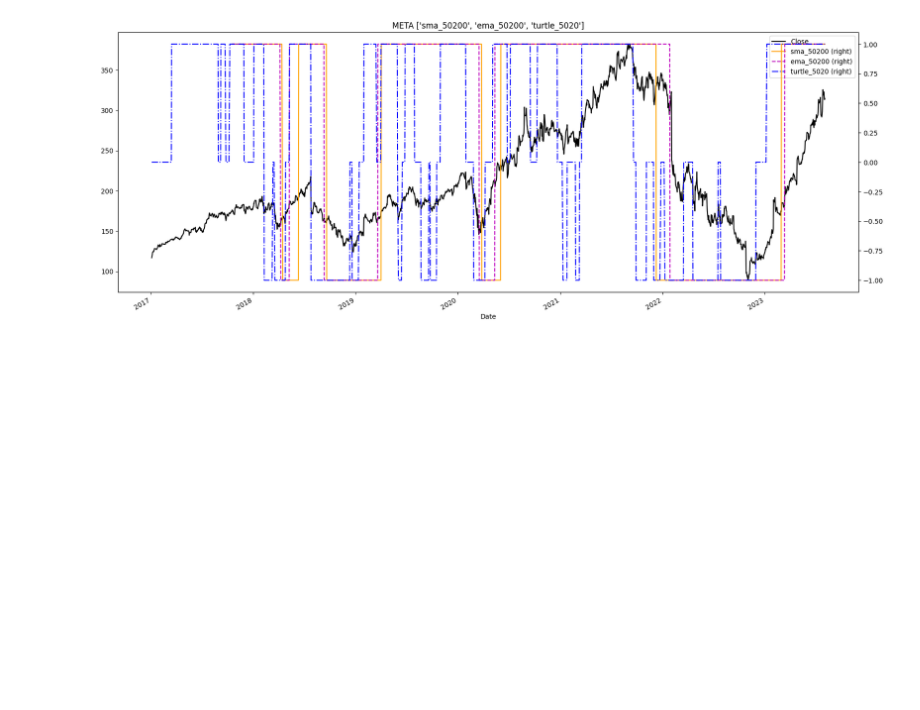
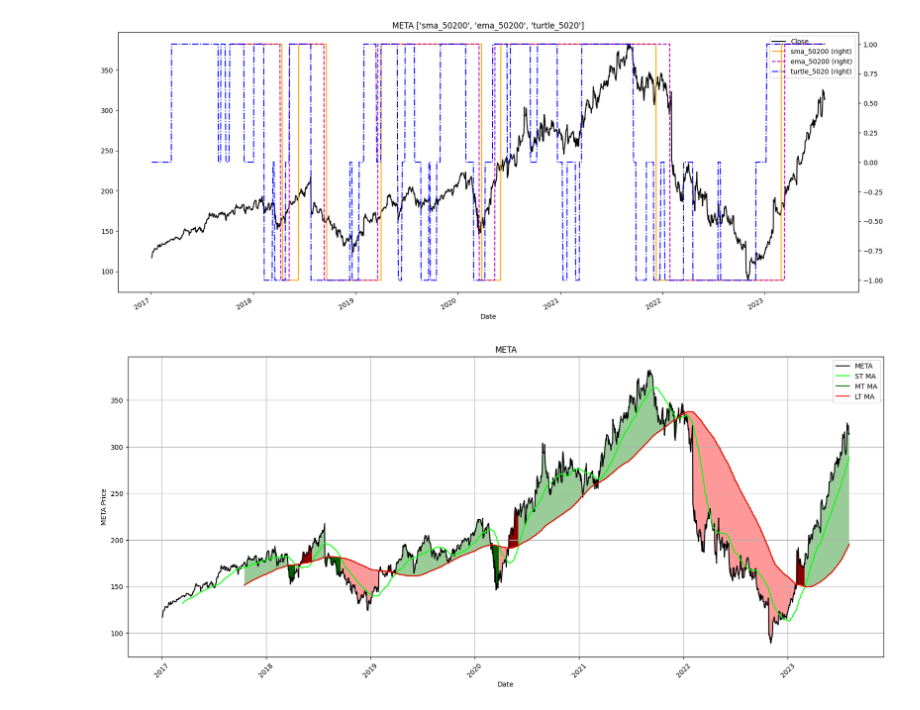
Before and after one commit to charliehou1920/Trading_Strategies, a Jupyter notebook: Algo Trading Book/Chapter 5_Regime Definition.ipynb, the cells around one changed output. Saved outputs shown, nothing was run; the diff lists cells and outputs as text; code cells hidden in the pictures; blank space fills up the shorter version.

```diff
--- a/Algo Trading Book/Chapter 5_Regime Definition.ipynb
+++ b/Algo Trading Book/Chapter 5_Regime Definition.ipynb
@@ -297,3 +297,19 @@ df[['Close','sma_' + str(st) + str(lt), 'ema_' + str(st) + str(lt),'turtle_'+ st
 # %% [output]
 <Axes: title={'center': "META ['sma_50200', 'ema_50200', 'turtle_5020']"}, xlabel='Date'>
 [figure]
+# %%
+# CHAPTER 5: Regime Definition
+# Short Term = 50 days
+# Long Term = 200 days
+_o,_h,_l,_c = lower_upper_OHLC(df,relative = False)
+
+rg=lo=hi=slo=shi=clg=flr=rg_ch = None
+lt_lo = lt_hi = st_lo = st_hi = 0
+
+ma_st = df[_c].rolling(window=50).mean()
+ma_mt = df[_c].rolling(window=200).mean()
+ma_lt = df[_c].rolling(window=200).mean()
+
+graph_regime_combo(ticker,df,_c,rg,lo,hi,slo,shi,clg,flr,rg_ch,ma_st,ma_mt,ma_lt,lt_lo,lt_hi,st_lo,st_hi)
+# %% [output]
+[figure, added]
```
Also changed, not shown: parts of 2 cells of this notebook.
